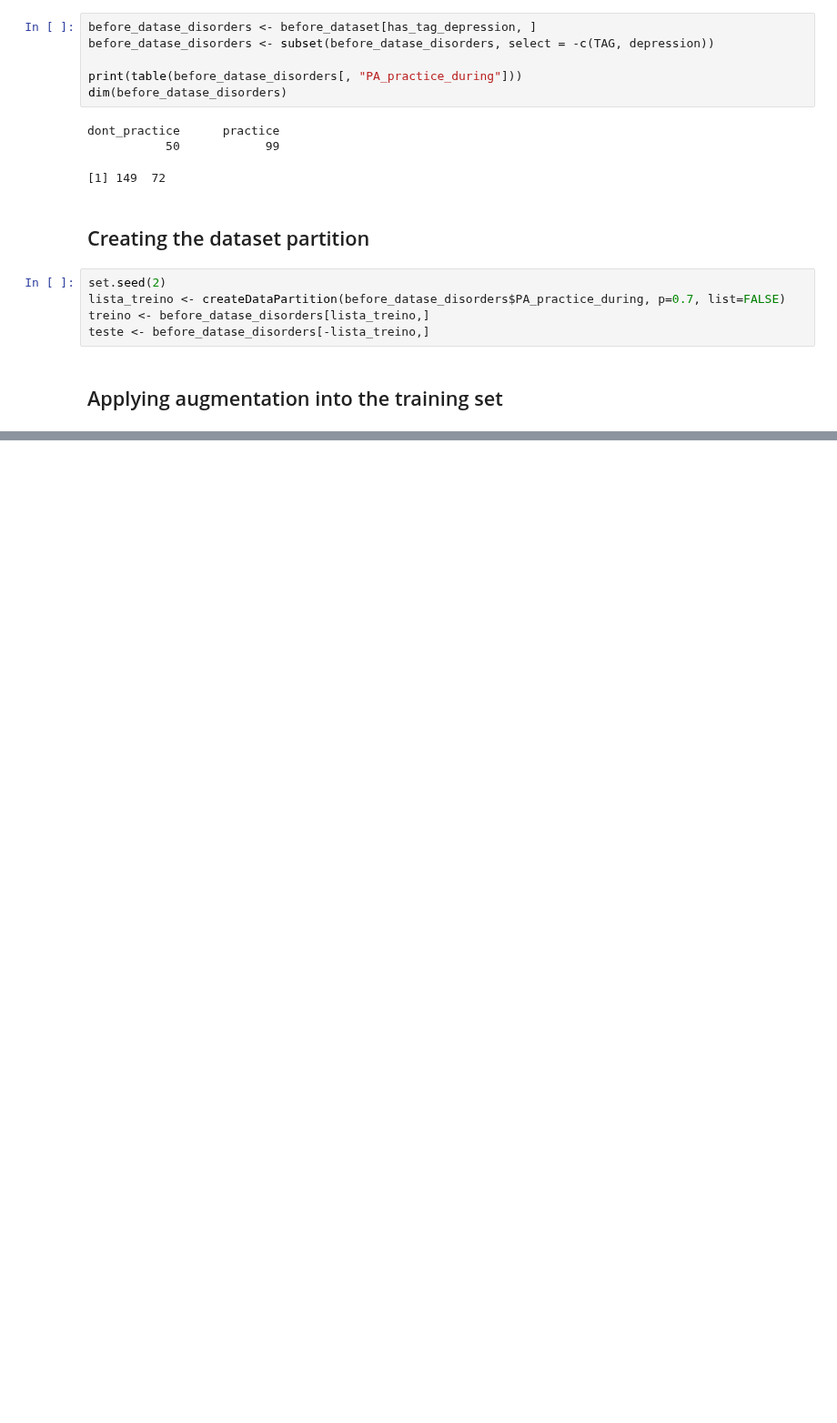
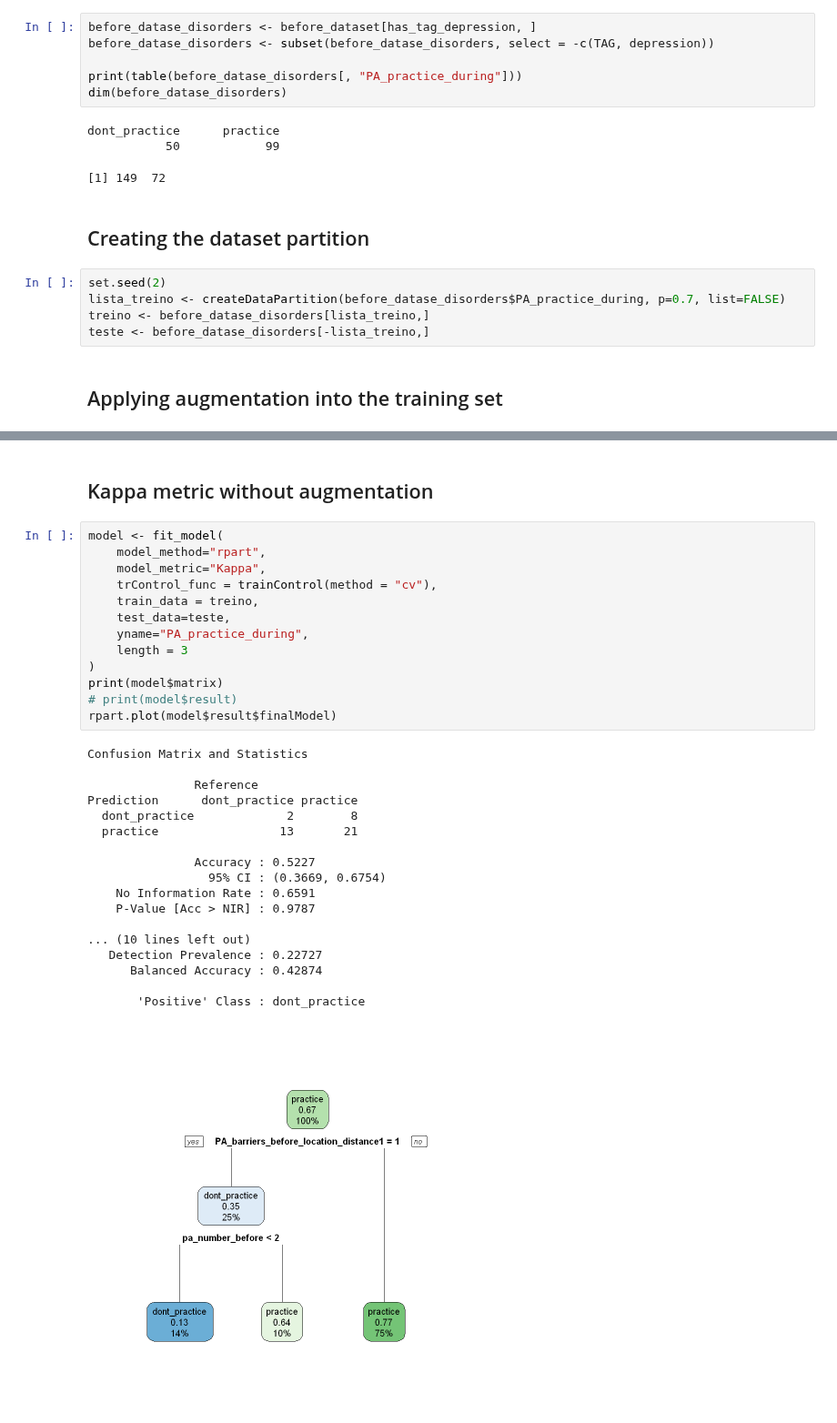
Before and after one commit to LASOS-INT/Barreiras-e-Facilitadores, a Jupyter notebook: R-notebooks/Script-main.ipynb, the cells around one changed output, grey strips where cells are left out. Shown at 91% size. Saved outputs shown, nothing was run; the diff lists cells and outputs as text; blank space fills up the shorter version.

```diff
--- a/R-notebooks/Script-main.ipynb
+++ b/R-notebooks/Script-main.ipynb
@@ -519,0 +521,34 @@ ERROR: Error in `[.data.frame`(data, , col): colunas indefinidas selecionadas
+# %% [markdown]
+## Kappa metric without augmentation
+# %%
+model <- fit_model(
+    model_method="rpart",
+    model_metric="Kappa",
+    trControl_func = trainControl(method = "cv"),
+    train_data = treino,
+    test_data=teste,
+    yname="PA_practice_during",
+    length = 3
+)
+print(model$matrix)
+# print(model$result)
+rpart.plot(model$result$finalModel)
+# %% [output]
+Confusion Matrix and Statistics
+
+               Reference
+Prediction      dont_practice practice
+  dont_practice             2        8
+  practice                 13       21
+
+               Accuracy : 0.5227
+                 95% CI : (0.3669, 0.6754)
+    No Information Rate : 0.6591
+    P-Value [Acc > NIR] : 0.9787
+
+... (10 lines left out)
+   Detection Prevalence : 0.22727
+      Balanced Accuracy : 0.42874
+
+       'Positive' Class : dont_practice
+[figure, added]
```
Also changed, not shown: parts of 3 cells of this notebook.
